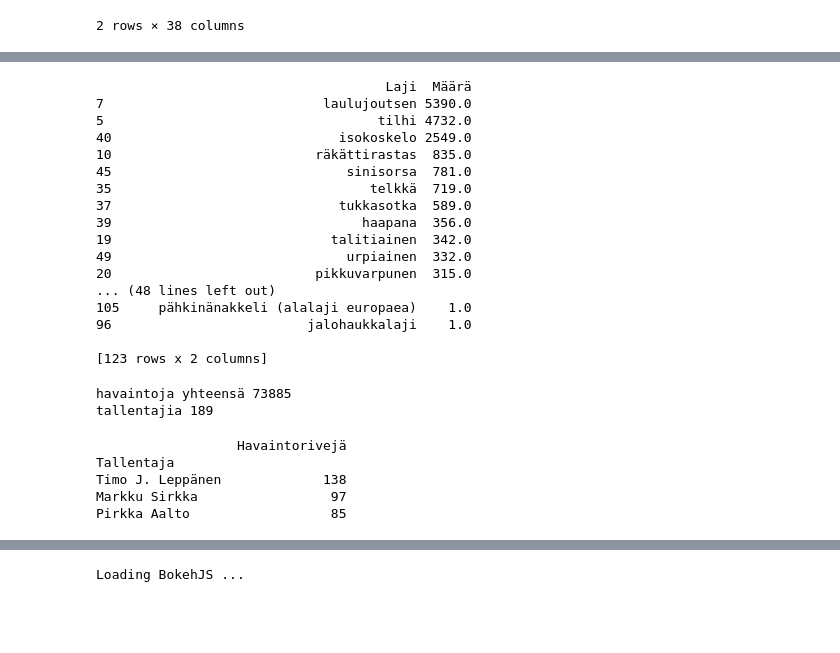
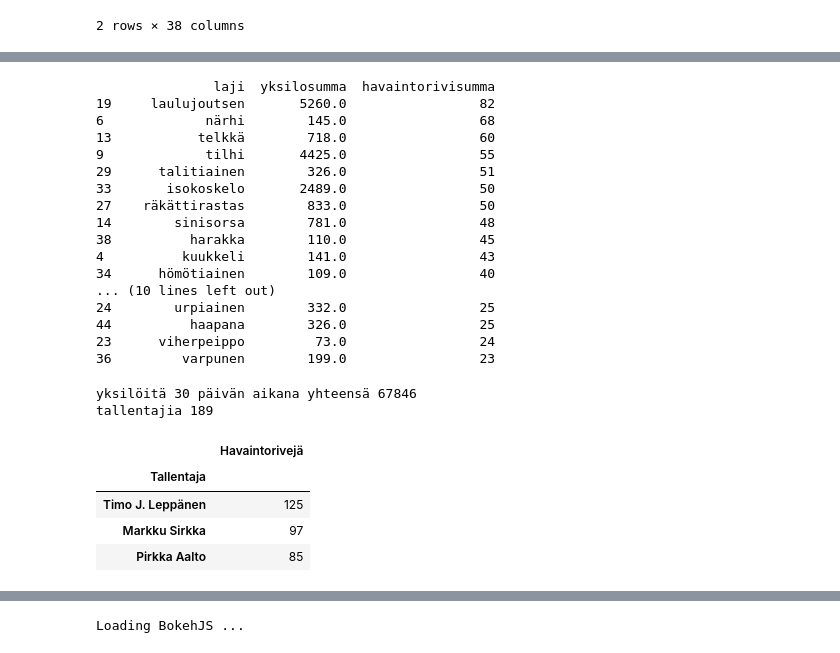
Before and after one commit to anttiruonakoski/tiira-report, a Jupyter notebook: tiira-raportti-notebook.ipynb, the cells around one changed output, grey strips where cells are left out. Drawn from its saved outputs; the diff is of its cells as text; code cells hidden in the pictures; blank space fills up the shorter version.

```diff
--- a/tiira-raportti-notebook.ipynb
+++ b/tiira-raportti-notebook.ipynb
@@ -65,48 +70,50 @@ df_last_7.describe(include=[np.number,np.datetime64])
 # %%
 pd.set_option("display.precision",0)
 
-sum_individuals = df['Määrä'].sum()
+sum_species = data7.sort_values(by=['havaintorivisumma'],ascending=False);
 
-sum_species_7 = timeframe(df,7).groupby(['Laji'], as_index=False, sort=False)[["Määrä"]].sum().sort_values(by=['Määrä'],ascending=False);
-sum_species_30 = timeframe(df,30).groupby(['Laji'], as_index=False, sort=False)[["Määrä"]].sum().sort_values(by=['Määrä'],ascending=False);
+#sum_species_30 = timeframe(df,30).groupby(['Laji'], as_index=False, sort=False)[["yksilosumma"]].sum().sort_values(by=['yksilosumma'],ascending=False);
 
-print (f'{sum_species_7}')
+
+print (f'{sum_species.head(25)}')
 # %% [output]
-                                     Laji  Määrä
-7                            laulujoutsen 5390.0
-5                                   tilhi 4732.0
-40                             isokoskelo 2549.0
-10                          räkättirastas  835.0
-45                              sinisorsa  781.0
-35                                 telkkä  719.0
-37                             tukkasotka  589.0
-39                                haapana  356.0
-19                            talitiainen  342.0
-49                              urpiainen  332.0
-20                          pikkuvarpunen  315.0
-... (48 lines left out)
-105     pähkinänakkeli (alalaji europaea)    1.0
-96                         jalohaukkalaji    1.0
-
-[123 rows x 2 columns]
+               laji  yksilosumma  havaintorivisumma
+19     laulujoutsen       5260.0                 82
+6             närhi        145.0                 68
+13           telkkä        718.0                 60
+9             tilhi       4425.0                 55
+29      talitiainen        326.0                 51
+33       isokoskelo       2489.0                 50
+27    räkättirastas        833.0                 50
+14        sinisorsa        781.0                 48
+38          harakka        110.0                 45
+4          kuukkeli        141.0                 43
+34      hömötiainen        109.0                 40
+... (10 lines left out)
+24        urpiainen        332.0                 25
+44          haapana        326.0                 25
+23      viherpeippo         73.0                 24
+36         varpunen        199.0                 23
 # %%
-print (f'havaintoja yhteensä {sum_individuals:.0f}')
+sum_ind = timeframe(df,30)['Määrä'].sum()
+
+print (f'yksilöitä 30 päivän aikana yhteensä {sum_ind:.0f}')
 print ('tallentajia',df['Tallentaja'].nunique())
 # %% [output]
-havaintoja yhteensä 73885
+yksilöitä 30 päivän aikana yhteensä 67846
 tallentajia 189
 # %%
 top_recorders = df_last_7.groupby('Tallentaja', as_index=True, sort=False).agg({'Havainto id': 'count'}).sort_values(by=['Havainto id'],ascending=False)
 
 top_recorders.columns = ['Havaintorivejä']
-
-print (f'{top_recorders.head(3)}')
+top_recorders.head(3)
+#print (f'{top_recorders.head(3)}')
 # %% [output]
-                  Havaintorivejä
-Tallentaja
-Timo J. Leppänen             138
-Markku Sirkka                 97
-Pirkka Aalto                  85
+|  | Havaintorivejä |
+| Tallentaja |  |
+| Timo J. Leppänen | 125 |
+| Markku Sirkka | 97 |
+| Pirkka Aalto | 85 |
 # %%
 timeframe(df,15).describe()
 # %% [output]
```
Also changed, not shown: parts of 5 cells of this notebook, 3 other files.
